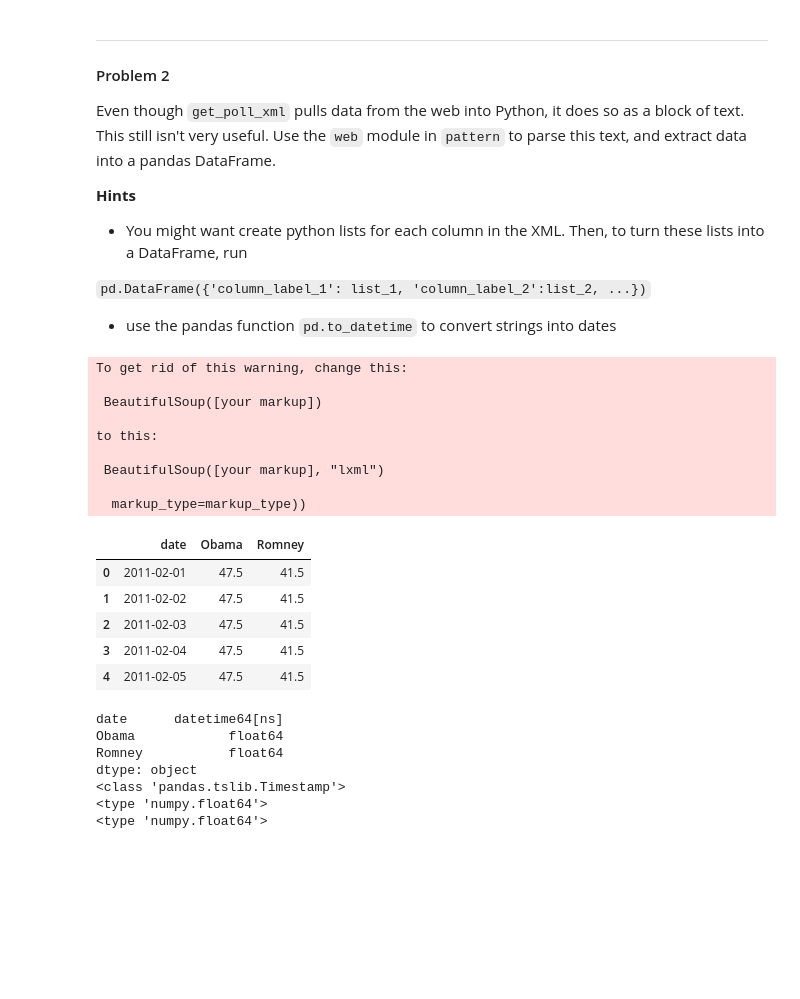
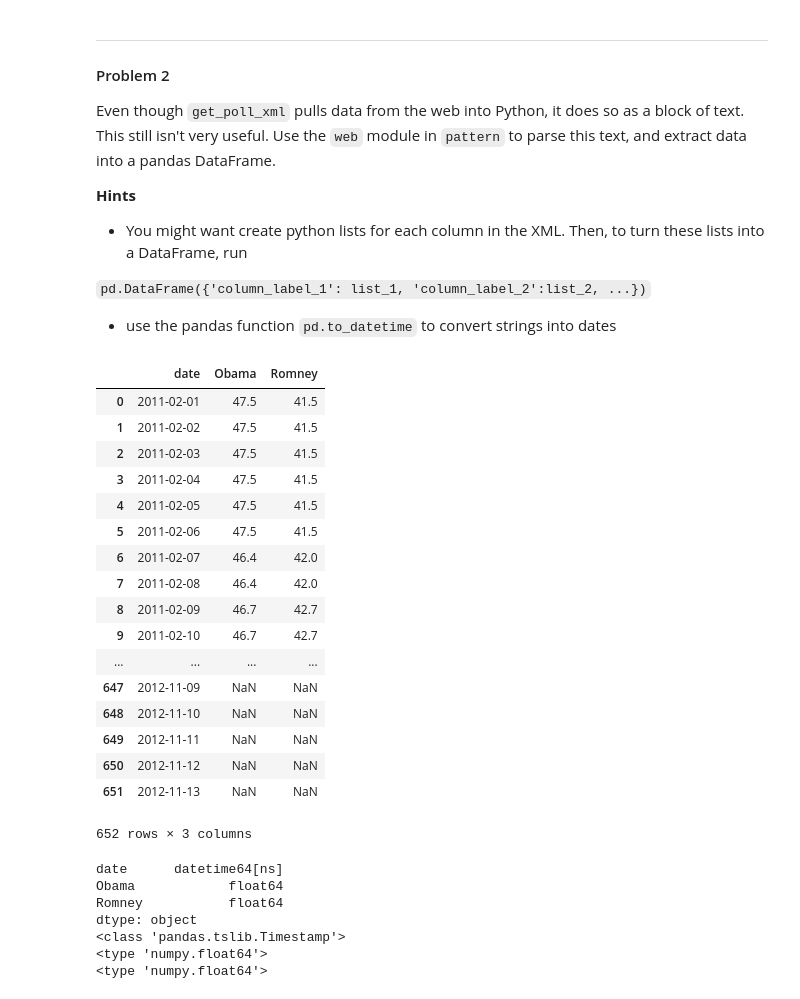
Before and after one commit to imantdaunhawer/content_2013, a Jupyter notebook: HW1.ipynb, the cells around one changed output. Drawn from its saved outputs; the diff is of its cells as text; code cells hidden in the pictures; blank space fills up the shorter version.

```diff
--- a/HW1.ipynb
+++ b/HW1.ipynb
@@ -253,49 +253,52 @@ Even though `get_poll_xml` pulls data from the web into Python, it does so as a
     result = pd.DataFrame({'date': pd.to_datetime(['1/27/2009', '1/28/2009']),
                            'Approve': [63.3, 63.3], 'Disapprove': [20.0, 20.0]})
 """
 #your code here
 def rcp_poll_data(xml):
     df = pd.DataFrame()
     bs = bs4.BeautifulSoup(xml)    # create a BeatifulSoup object from the source file
 
     # date: The date for each entry
     value_list = [pd.to_datetime(bs.series.contents[i].contents[0]) for i in range(0, len(bs.series))]
     df["date"] = value_list
 
     # title_n: The data value for the gid=n graph (take the column name from the `title` tag)
     graph = bs.graph
     while graph != None:
         value_list = []  # clear the value list
         title = graph.get("title")   # save the attribute title
         for i in graph:
             if not i.contents:    # if the contents are an empty list
                 value_list.append(None)
             else:
                 value_list.append(float(i.contents[0]))
 
         df[title] = value_list   # add the values as a new column to the dataframe
         graph = graph.nextSibling
 
     return df
 
 xml = get_poll_xml(1171)
-rcp_poll_data(xml).head()
+rcp_poll_data(xml)
 # %% [output]
+|  | date | Obama | Romney |
+| 0 | 2011-02-01 | 47.5 | 41.5 |
+| 1 | 2011-02-02 | 47.5 | 41.5 |
+| 2 | 2011-02-03 | 47.5 | 41.5 |
+| 3 | 2011-02-04 | 47.5 | 41.5 |
+| 4 | 2011-02-05 | 47.5 | 41.5 |
+| 5 | 2011-02-06 | 47.5 | 41.5 |
+| 6 | 2011-02-07 | 46.4 | 42.0 |
+| 7 | 2011-02-08 | 46.4 | 42.0 |
+| 8 | 2011-02-09 | 46.7 | 42.7 |
+| 9 | 2011-02-10 | 46.7 | 42.7 |
+| ... | ... | ... | ... |
+| 647 | 2012-11-09 | NaN | NaN |
+| 648 | 2012-11-10 | NaN | NaN |
+| 649 | 2012-11-11 | NaN | NaN |
+| 650 | 2012-11-12 | NaN | NaN |
+| 651 | 2012-11-13 | NaN | NaN |
-To get rid of this warning, change this:
-
- BeautifulSoup([your markup])
-
-to this:
-
- BeautifulSoup([your markup], "lxml")
-
-  markup_type=markup_type))
+652 rows × 3 columns
-|  | date | Obama | Romney |
-| 0 | 2011-02-01 | 47.5 | 41.5 |
-| 1 | 2011-02-02 | 47.5 | 41.5 |
-| 2 | 2011-02-03 | 47.5 | 41.5 |
-| 3 | 2011-02-04 | 47.5 | 41.5 |
-| 4 | 2011-02-05 | 47.5 | 41.5 |
 # %%
 df = rcp_poll_data(xml)
 print df.dtypes
```
Also changed, not shown: parts of 10 cells of this notebook.
